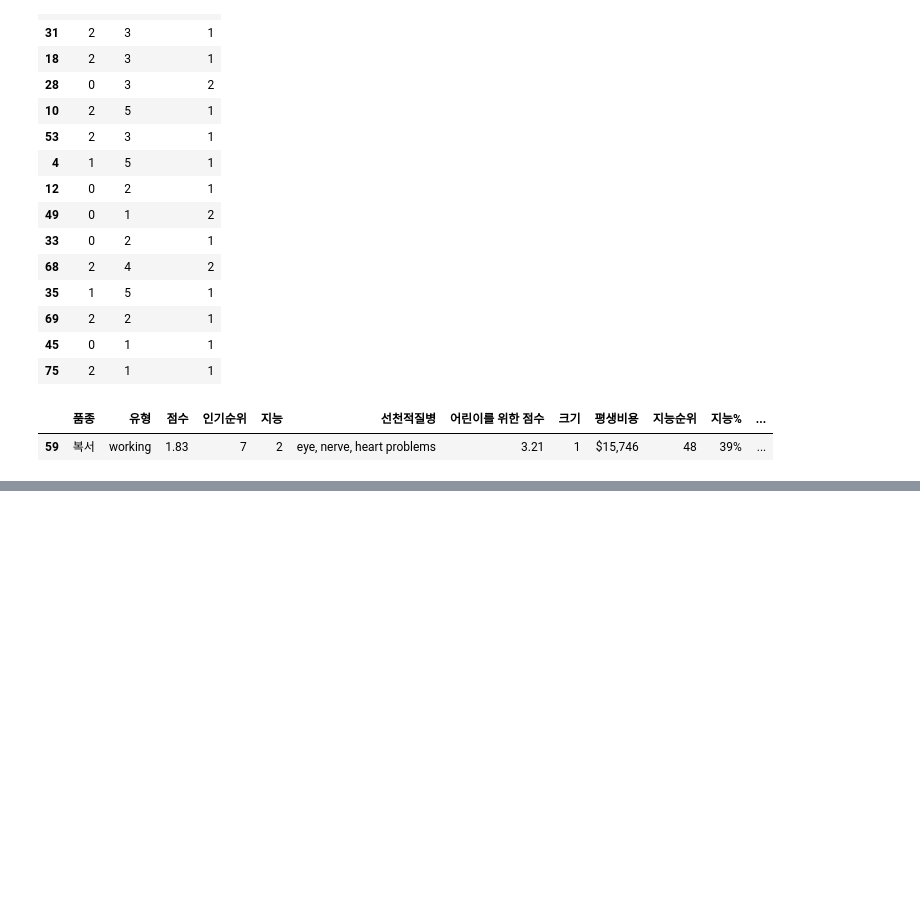
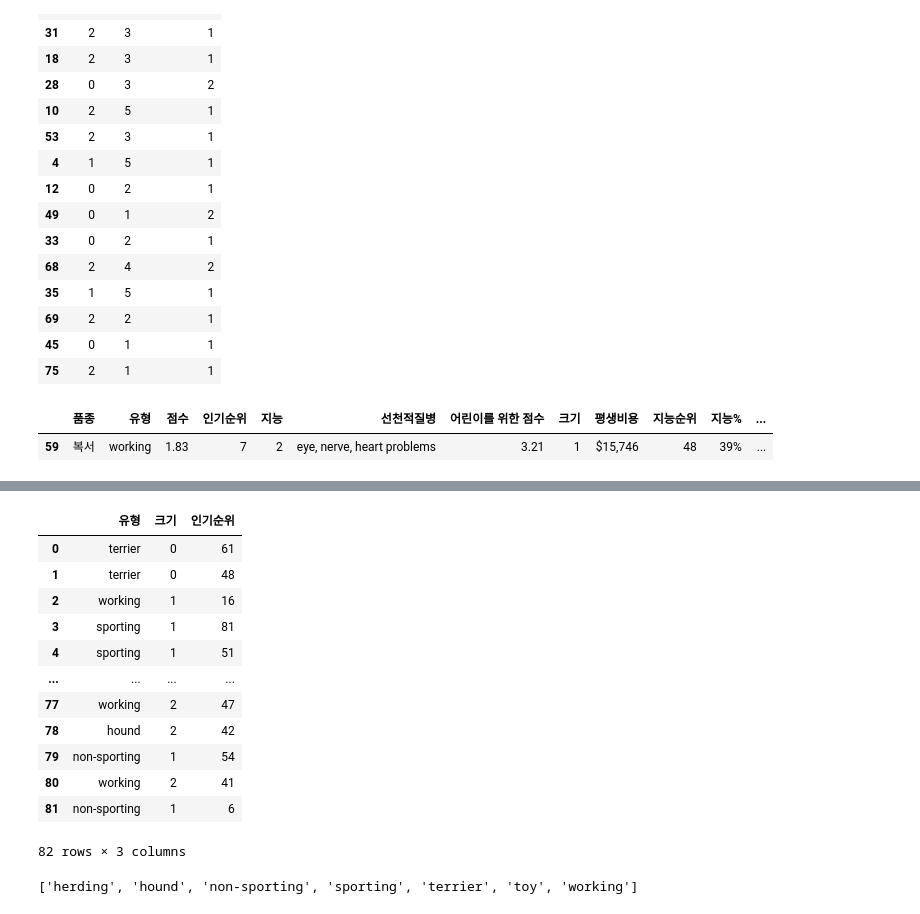
Before and after one commit to junnnnghee/dog-breed-app, a Jupyter notebook: test.ipynb, the cells around one changed output, grey strips where cells are left out. Cells and saved outputs as stored; diff of their text form; code cells hidden in the pictures; blank space fills up the shorter version.

```diff
--- a/test.ipynb
+++ b/test.ipynb
@@ -505,0 +574,2 @@ df.loc[df['품종'] == '복서']
+# %%
+X = df.loc[:, ['유형', '크기', '인기순위']]
@@ -505,0 +586,20 @@ df.loc[df['품종'] == '복서']
+# %%
+X
+# %% [output]
+|  | 유형 | 크기 | 인기순위 |
+| 0 | terrier | 0 | 61 |
+| 1 | terrier | 0 | 48 |
+| 2 | working | 1 | 16 |
+| 3 | sporting | 1 | 81 |
+| 4 | sporting | 1 | 51 |
+| ... | ... | ... | ... |
+| 77 | working | 2 | 47 |
+| 78 | hound | 2 | 42 |
+| 79 | non-sporting | 1 | 54 |
+| 80 | working | 2 | 41 |
+| 81 | non-sporting | 1 | 6 |
+82 rows × 3 columns
+# %%
+sorted(X['유형'].unique())
+# %% [output]
+['herding', 'hound', 'non-sporting', 'sporting', 'terrier', 'toy', 'working']
```
Also changed, not shown: parts of 23 cells of this notebook, 14 other files.
